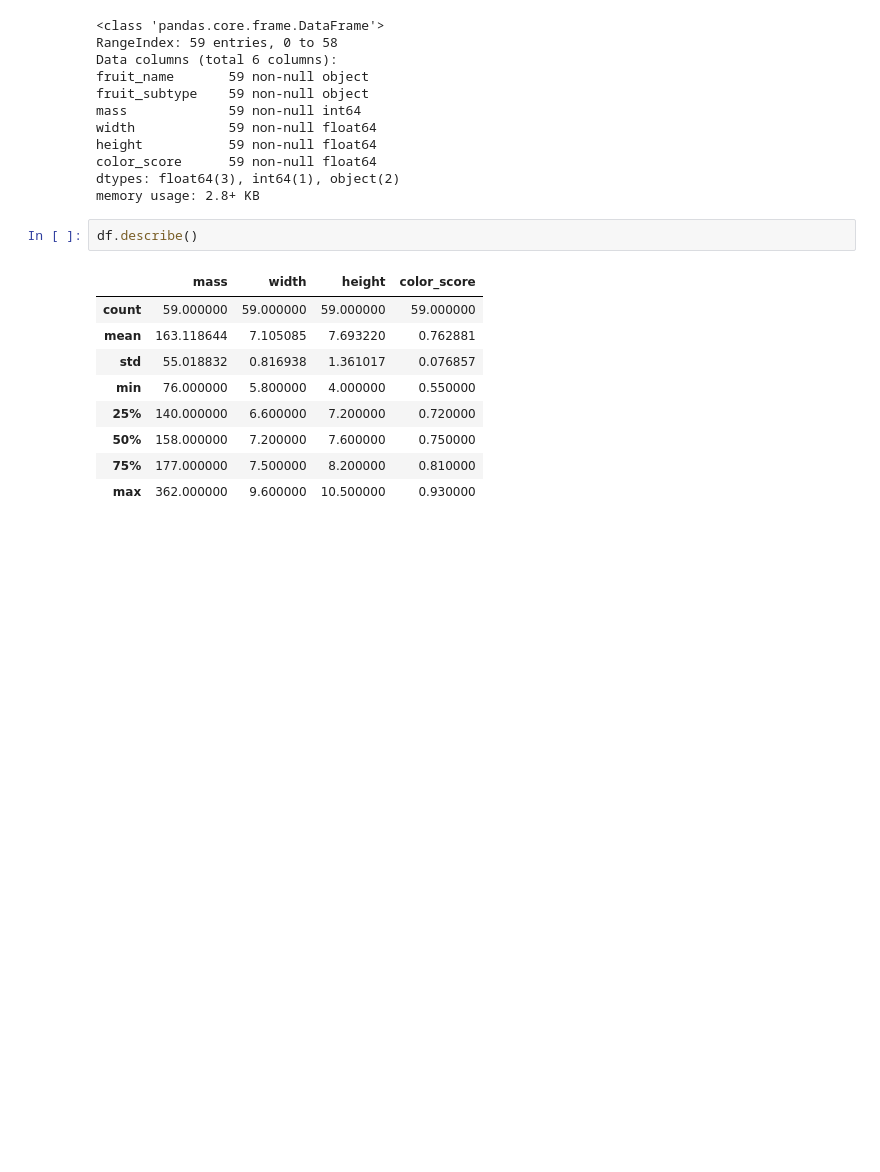
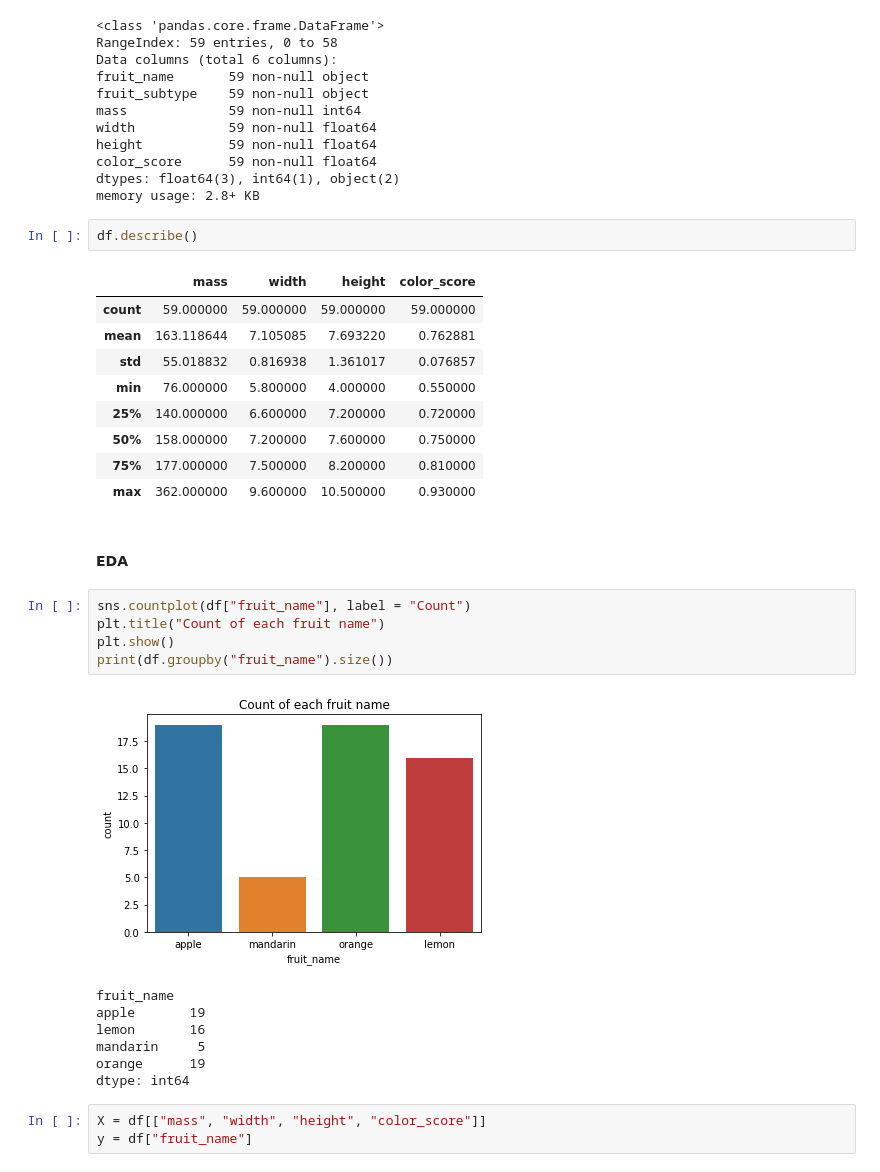
Before and after one commit to swtluk/DataSci_Final, a Jupyter notebook: FruitsWithColorDataSet.ipynb, the cells around one changed output. Cells and saved outputs as stored; diff of their text form; blank space fills up the shorter version.

```diff
--- a/FruitsWithColorDataSet.ipynb
+++ b/FruitsWithColorDataSet.ipynb
@@ -104,3 +108,21 @@ df.describe()
 | 50% | 158.000000 | 7.200000 | 7.600000 | 0.750000 |
 | 75% | 177.000000 | 7.500000 | 8.200000 | 0.810000 |
 | max | 362.000000 | 9.600000 | 10.500000 | 0.930000 |
+# %% [markdown]
+#### EDA
+# %%
+sns.countplot(df["fruit_name"], label = "Count")
+plt.title("Count of each fruit name")
+plt.show()
+print(df.groupby("fruit_name").size())
+# %% [output]
+[figure, added]
+fruit_name
+apple       19
+lemon       16
+mandarin     5
+orange      19
+dtype: int64
+# %%
+X = df[["mass", "width", "height", "color_score"]]
+y = df["fruit_name"]
```
Also changed, not shown: parts of 9 cells of this notebook.
